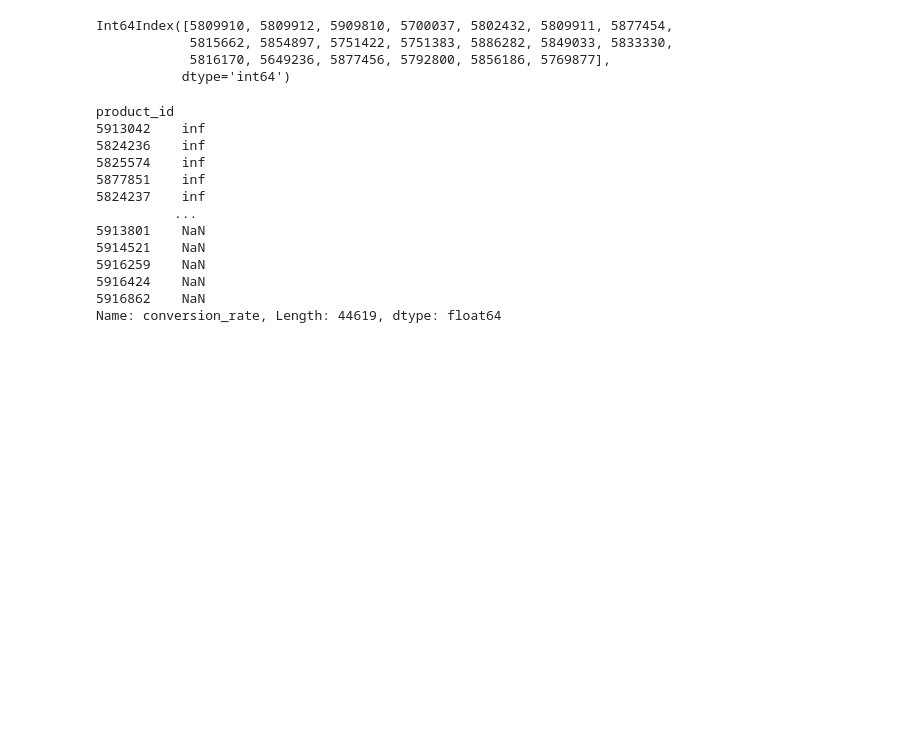
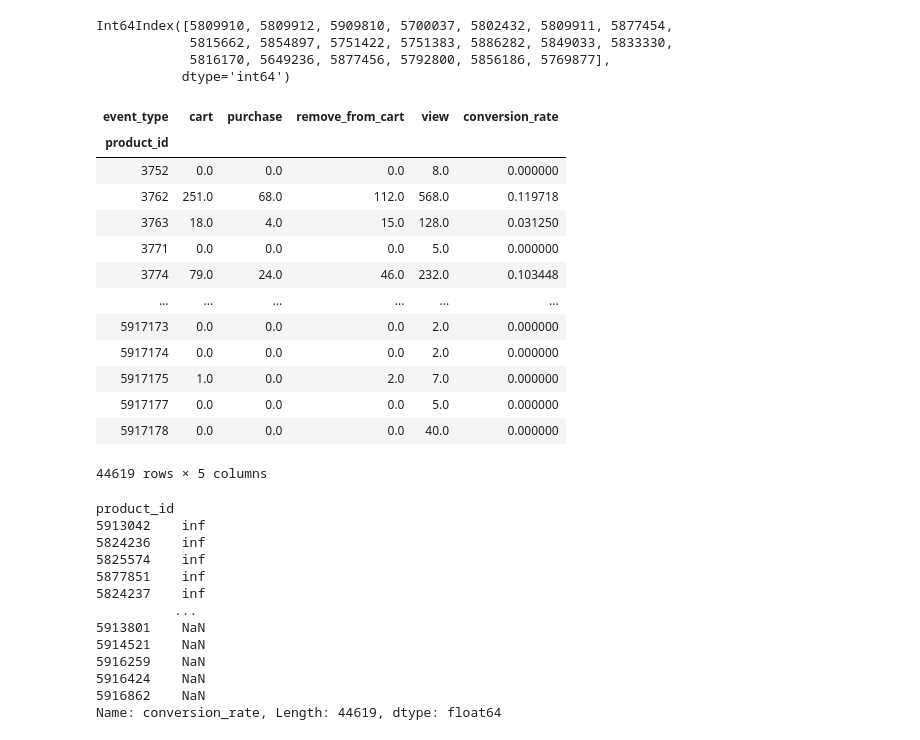
Before and after one commit to seonnyseo/data_analysis, a Jupyter notebook: ecommerce_cosmetic/notebook/eda.ipynb, the cells around one changed output. Saved outputs shown, nothing was run; the diff lists cells and outputs as text; code cells hidden in the pictures; blank space fills up the shorter version.

```diff
--- a/ecommerce_cosmetic/notebook/eda.ipynb
+++ b/ecommerce_cosmetic/notebook/eda.ipynb
@@ -266,6 +283,23 @@ product_event = df.groupby(['product_id', 'event_type'])['event_type'].agg(len).
 product_event = product_event.fillna(0)
 # %%
 product_event['conversion_rate'] = product_event.purchase / product_event.view
+# %%
+product_event
+# %% [output]
+| event_type | cart | purchase | remove_from_cart | view | conversion_rate |
+| product_id |  |  |  |  |  |
+| 3752 | 0.0 | 0.0 | 0.0 | 8.0 | 0.000000 |
+| 3762 | 251.0 | 68.0 | 112.0 | 568.0 | 0.119718 |
+| 3763 | 18.0 | 4.0 | 15.0 | 128.0 | 0.031250 |
+| 3771 | 0.0 | 0.0 | 0.0 | 5.0 | 0.000000 |
+| 3774 | 79.0 | 24.0 | 46.0 | 232.0 | 0.103448 |
+| ... | ... | ... | ... | ... | ... |
+| 5917173 | 0.0 | 0.0 | 0.0 | 2.0 | 0.000000 |
+| 5917174 | 0.0 | 0.0 | 0.0 | 2.0 | 0.000000 |
+| 5917175 | 1.0 | 0.0 | 2.0 | 7.0 | 0.000000 |
+| 5917177 | 0.0 | 0.0 | 0.0 | 5.0 | 0.000000 |
+| 5917178 | 0.0 | 0.0 | 0.0 | 40.0 | 0.000000 |
+44619 rows × 5 columns
 # %%
 product_event.conversion_rate.sort_values(ascending = False)
 # %% [output]
```
Also changed, not shown: parts of 11 cells of this notebook.
